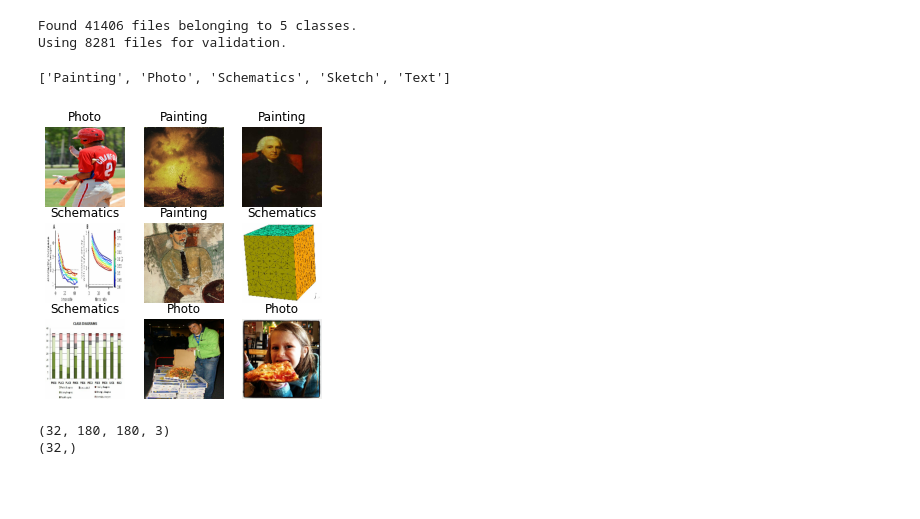
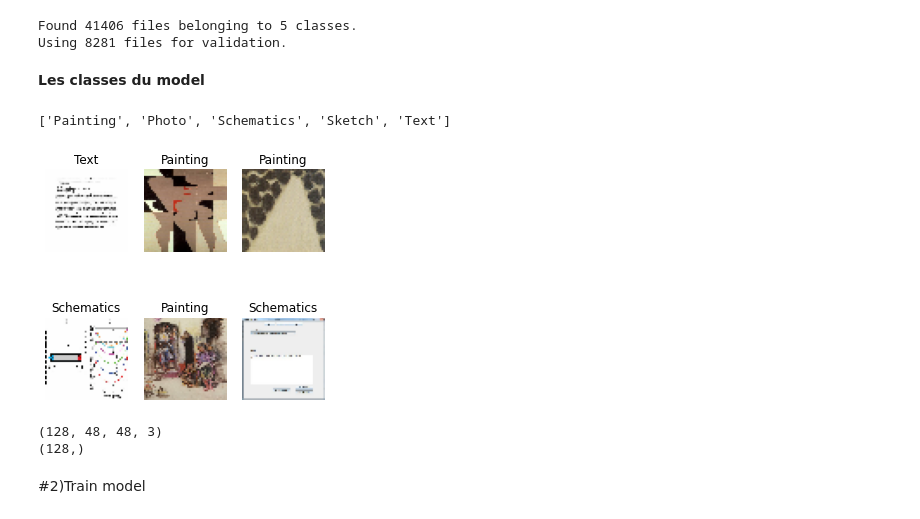
Before and after one commit to skander-kerkeni/Predict_if_it_s_photo_or_other, a Jupyter notebook: Livrable1_Version0.ipynb, the cells around one changed output. Drawn from its saved outputs; the diff is of its cells as text; code cells hidden in the pictures; blank space fills up the shorter version.

```diff
--- a/Livrable1_Version0.ipynb
+++ b/Livrable1_Version0.ipynb
@@ -50,4 +42,4 @@ Painting/  Photo/  Schematics/  Sketch/  Text/
 # %%
-batch_size = 32
-img_height = 180
-img_width = 180
+batch_size = 128
+img_height = 48
+img_width = 48
@@ -79,6 +67,8 @@ val_ds = tf.keras.utils.image_dataset_from_directory(
 # %% [output]
 Found 41406 files belonging to 5 classes.
 Using 8281 files for validation.
+# %% [markdown]
+**Les classes du model**
 # %%
 class_names = train_ds.class_names
 print(class_names)
@@ -87,21 +77,23 @@ print(class_names)
 # %%
 plt.figure(figsize=(5, 5))
 for images, labels in train_ds.take(1):
-  for i in range(9):
-    ax = plt.subplot(3, 3, i + 1)
-    plt.imshow(images[i].numpy().astype("uint8"))
-    plt.title(class_names[labels[i]])
-    plt.axis("off")
+    for i in range(6):
+      ax = plt.subplot(2, 3, i + 1)
+      plt.imshow(images[i].numpy().astype("uint8"))
+      plt.title(class_names[labels[i]])
+      plt.axis("off")
 # %% [output]
-[figure, old version]
+[figure, new version]
 # %%
 for image_batch, labels_batch in train_ds:
   print(image_batch.shape)
   print(labels_batch.shape)
   break
 # %% [output]
-(32, 180, 180, 3)
-(32,)
+(128, 48, 48, 3)
+(128,)
+# %% [markdown]
+#2)Train model
 # %%
 num_classes = 5
 
```
Also changed, not shown: parts of 13 cells of this notebook.
